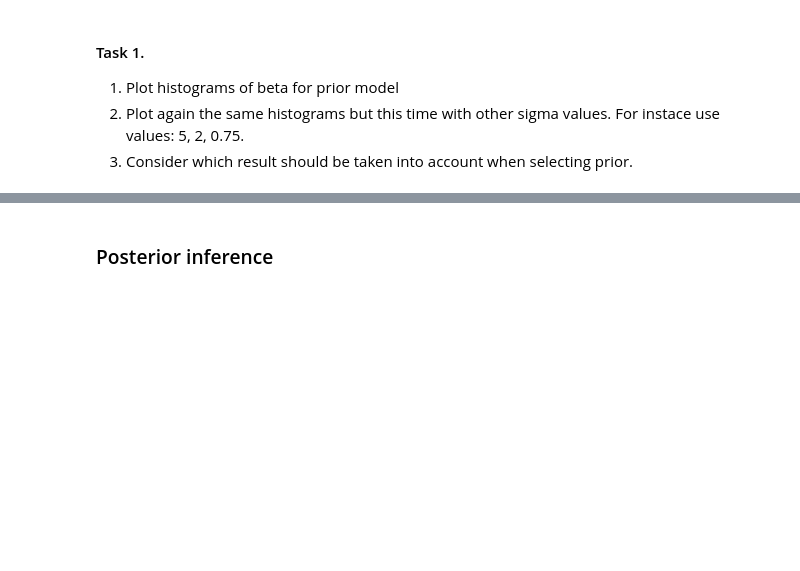
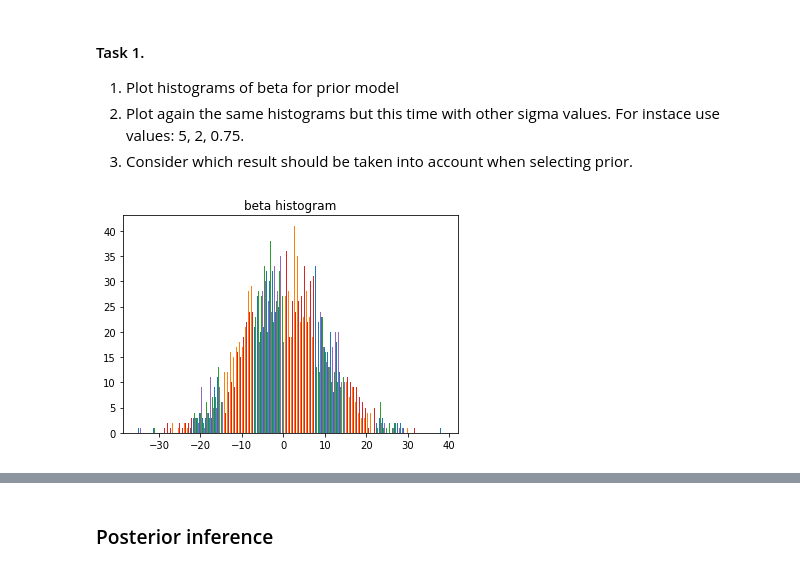
Before and after one commit to TopRamen1/DataAnalysys-LAB, a Jupyter notebook: Lab 5 - General Linear Models/lab5.ipynb, the cells around one changed output, grey strips where cells are left out. Cells and saved outputs as stored; diff of their text form; code cells hidden in the pictures; blank space fills up the shorter version.

```diff
--- a/Lab 5 - General Linear Models/lab5.ipynb
+++ b/Lab 5 - General Linear Models/lab5.ipynb
@@ -54,3 +69,10 @@ INFO:cmdstanpy:CmdStan done processing.
 1. Plot histograms of beta for prior model
 2. Plot again the same histograms but this time with other sigma values. For instace use values: 5, 2, 0.75.
 3. Consider which result should be taken into account when selecting prior.
+# %%
+beta = sim_ppc1.stan_variables()["beta"]
+plt.hist(beta, bins = 100)
+plt.title('beta histogram')
+plt.show()
+# %% [output]
+[figure, added]
```
Also changed, not shown: parts of 6 cells of this notebook, 2 other files.
